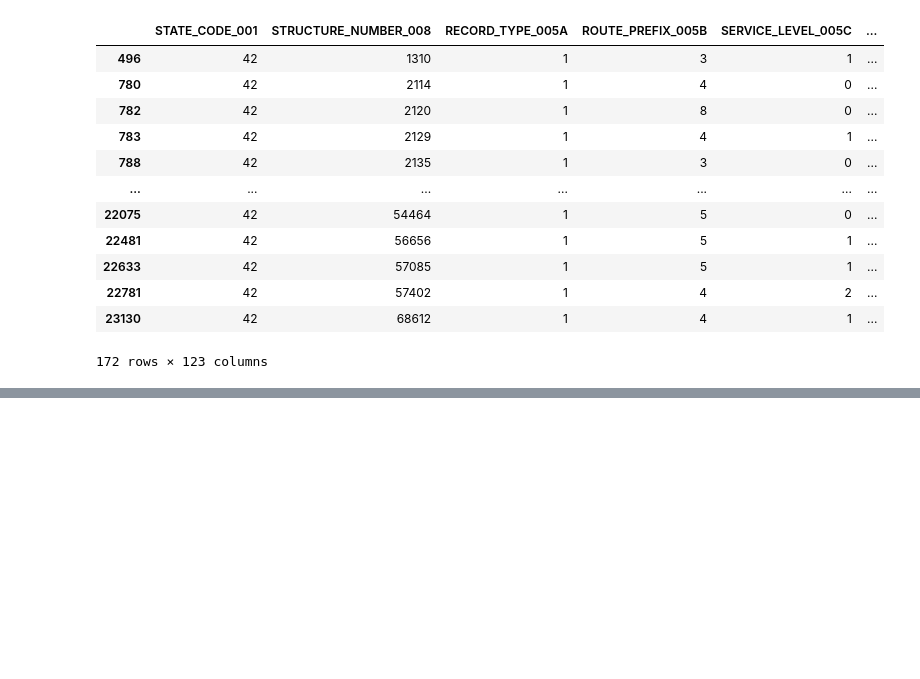
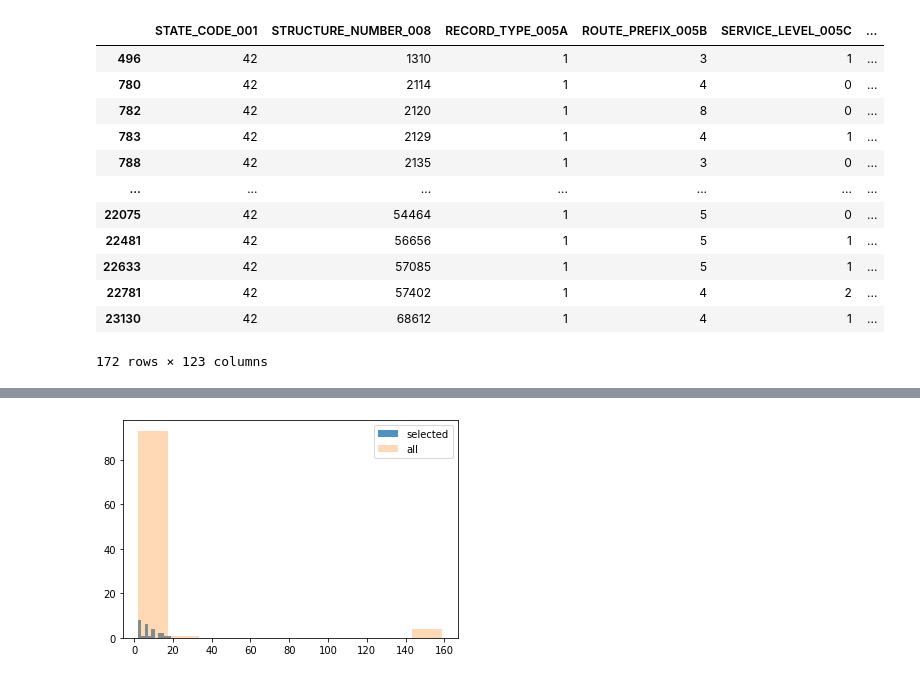
Before and after one commit to megan0422/DABPFinalProject, a Jupyter notebook: Optimization.ipynb, the cells around one changed output, grey strips where cells are left out. Drawn from its saved outputs; the diff is of its cells as text; code cells hidden in the pictures; blank space fills up the shorter version.

```diff
--- a/Optimization.ipynb
+++ b/Optimization.ipynb
@@ -40,7 +40,8 @@ PA22_allegheny
 | 23130 | 42 | 68612 | 1 | 4 | 1 | ... |
 172 rows × 123 columns
 # %%
-PA22_allegheny = PA22_allegheny[["STRUCTURE_NUMBER_008","DETOUR_KILOS_019","ADT_029","STRUCTURE_LEN_MT_049","TOTAL_IMP_COST_096","HIGHWAY_SYSTEM_104","PERCENT_ADT_TRUCK_109"]]
-PA22_allegheny.dropna()
+PA22_allegheny = PA22_allegheny[["STRUCTURE_NUMBER_008","DETOUR_KILOS_019","ADT_029","STRUCTURE_LEN_MT_049","TOTAL_IMP_COST_096","HIGHWAY_SYSTEM_104","PERCENT_ADT_TRUCK_109","BRIDGE_CONDITION"]]
 PA22_allegheny_cost_nonzero = PA22_allegheny[PA22_allegheny["TOTAL_IMP_COST_096"] != 0]
-PA22_allegheny_cost_nonzero.describe()
+PA22_allegheny_cost_nonzero_dummy = pd.get_dummies(PA22_allegheny_cost_nonzero,columns=["BRIDGE_CONDITION"])
+PA22_allegheny_cost_nonzero_dummy['Count'] = 1
+PA22_allegheny_cost_nonzero_dummy_na = PA22_allegheny_cost_nonzero_dummy.dropna()
@@ -124,0 +118,3 @@ The STRUCTURE NUMBER of the bridges to repair/replace are [ 2114.  2168.  2178.
+# %%
+selected = PA22_allegheny_cost_nonzero_dummy_na.query('STRUCTURE_NUMBER_008 == ["2114","2129","2168","2178","2179","2192","2204","2206","2232","2251","2258","2259","2308","2310","2334","2341","2383","2388","2579","2580","2632","2666","2692","2714","2721","2723"]')
+selected.describe()
@@ -124,0 +131,9 @@ The STRUCTURE NUMBER of the bridges to repair/replace are [ 2114.  2168.  2178.
+# %%
+a = selected["DETOUR_KILOS_019"].values.tolist()
+b = PA22_allegheny_cost_nonzero_dummy_na["DETOUR_KILOS_019"].values.tolist()
+plt.hist(a, alpha = 0.8, label='selected')
+plt.hist(b, alpha = 0.3, label='all')
+plt.legend(loc='upper right')
+plt.show()
+# %% [output]
+[figure, added]
```
Also changed, not shown: parts of 9 cells of this notebook.
